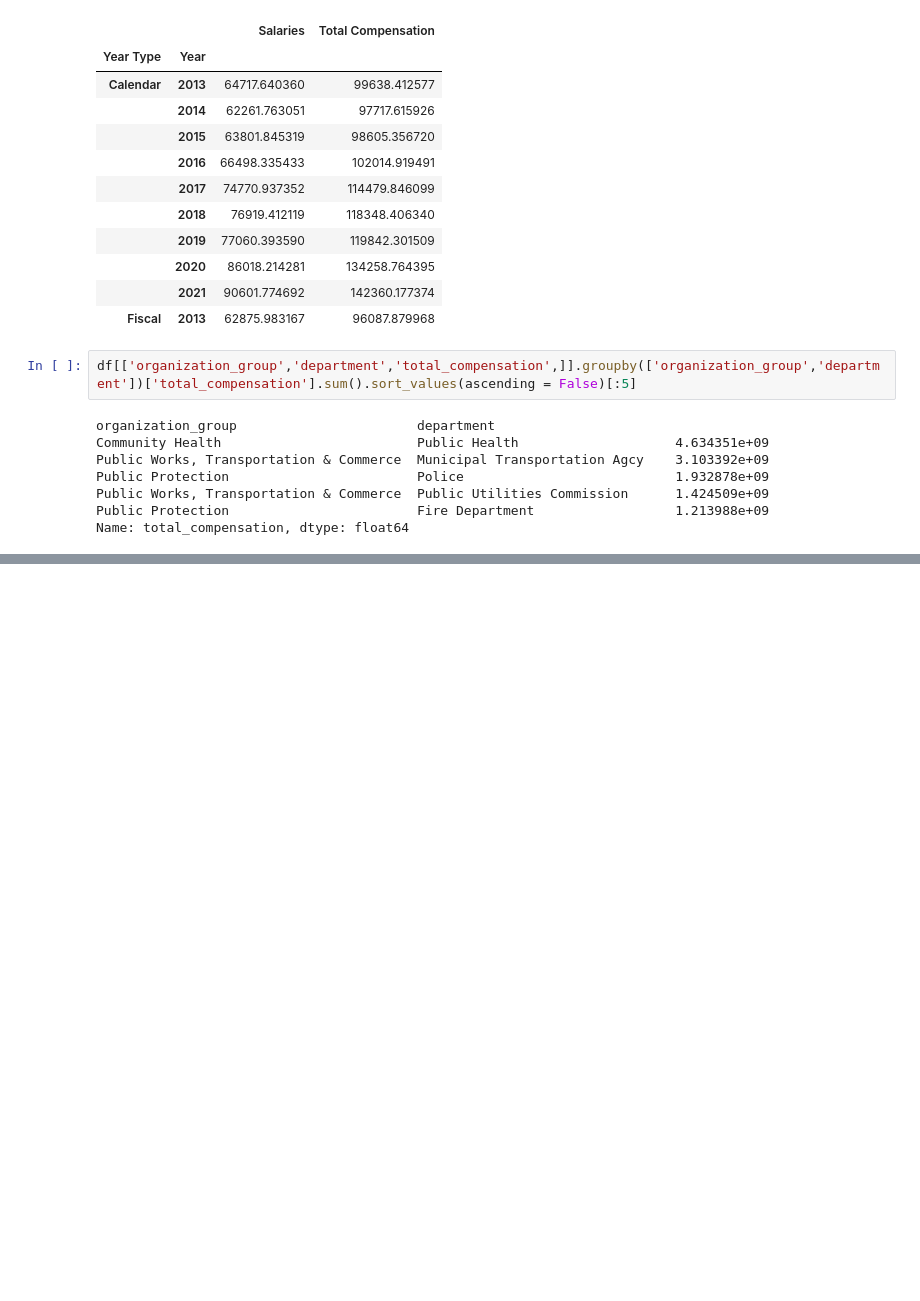
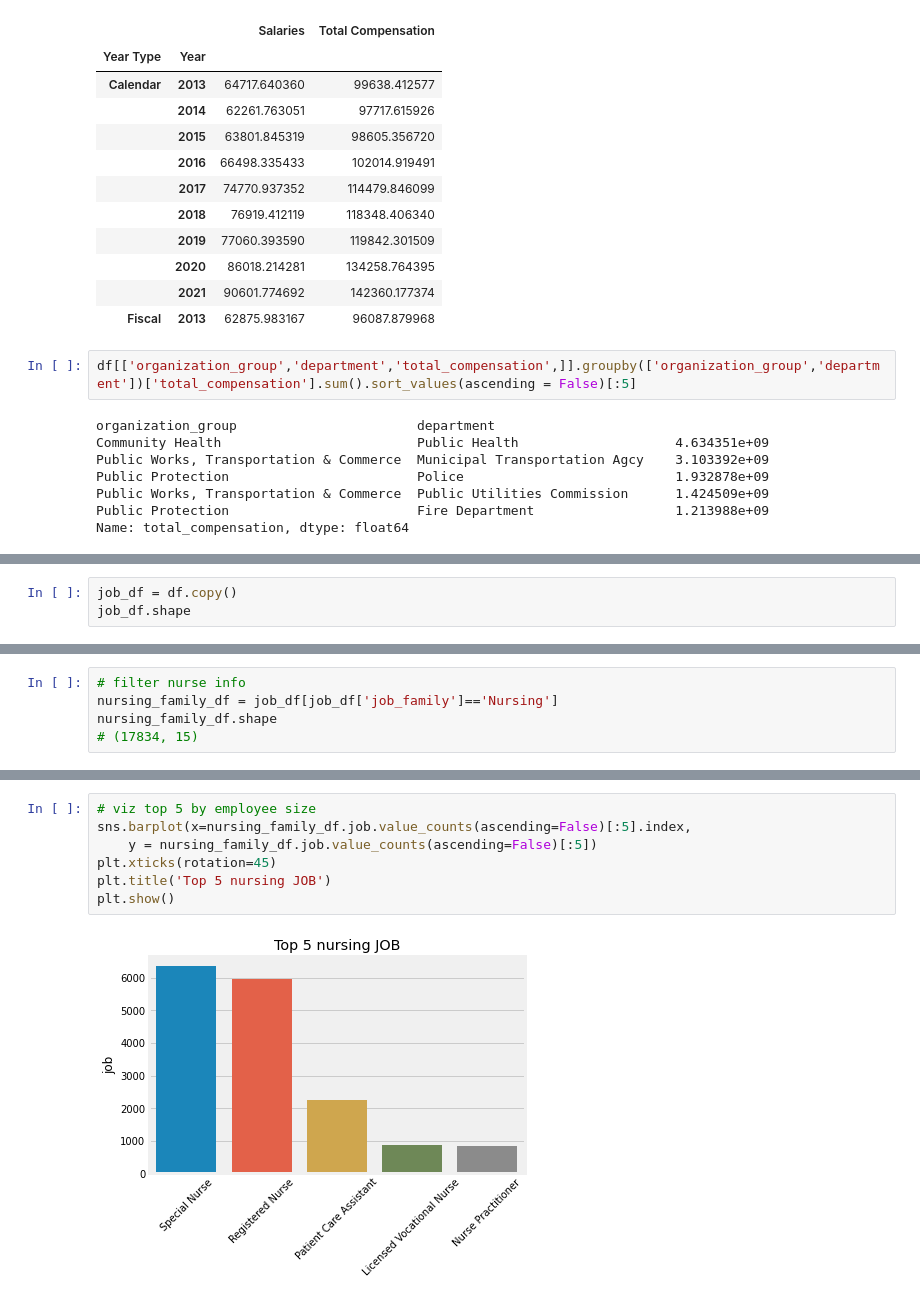
Before and after one commit to susiexia/SF_Employee_Comp_Dash, a Jupyter notebook: sf_comp_jupyter_analytics.ipynb, the cells around one changed output, grey strips where cells are left out. Saved outputs shown, nothing was run; the diff lists cells and outputs as text; blank space fills up the shorter version.

Commit message:
more analysis on the nursing job

```diff
--- a/sf_comp_jupyter_analytics.ipynb
+++ b/sf_comp_jupyter_analytics.ipynb
@@ -759,0 +792,3 @@ Name: total_compensation, dtype: float64
+# %%
+job_df = df.copy()
+job_df.shape
@@ -759,0 +797,5 @@ Name: total_compensation, dtype: float64
+# %%
+# filter nurse info
+nursing_family_df = job_df[job_df['job_family']=='Nursing']
+nursing_family_df.shape
+# (17834, 15)
@@ -759,0 +828,9 @@ Name: total_compensation, dtype: float64
+# %%
+# viz top 5 by employee size
+sns.barplot(x=nursing_family_df.job.value_counts(ascending=False)[:5].index,
+    y = nursing_family_df.job.value_counts(ascending=False)[:5])
+plt.xticks(rotation=45)
+plt.title('Top 5 nursing JOB')
+plt.show()
+# %% [output]
+[figure, added]
```
Also changed, not shown: parts of 16 cells of this notebook, 1 other file.
